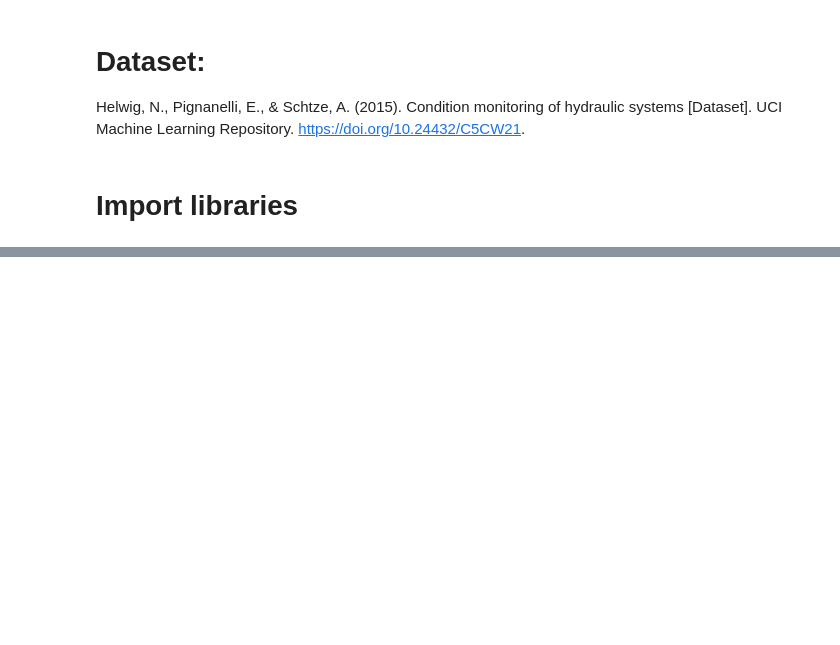
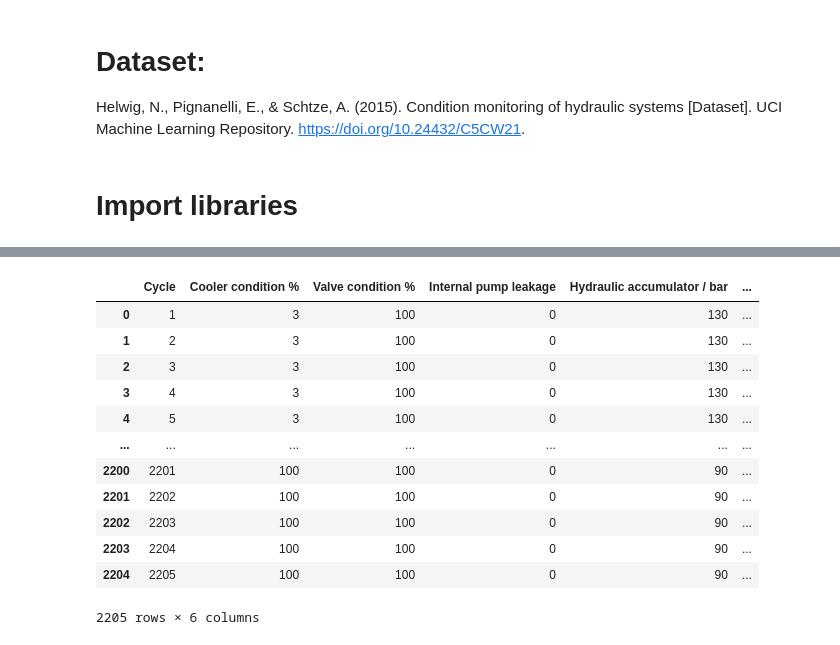
Before and after one commit to RealThanosP/pred-main-mod, a Jupyter notebook: Tutorial.ipynb, the cells around one changed output, grey strips where cells are left out. Cells and saved outputs as stored; diff of their text form; code cells hidden in the pictures; blank space fills up the shorter version.

```diff
--- a/Tutorial.ipynb
+++ b/Tutorial.ipynb
@@ -116,0 +112,19 @@ print(fft_df.head())
+# %%
+df = pd.read_csv("data/condition+monitoring+of+hydraulic+systems/profile.txt", sep="\t", header=None)
+df.columns = ["Cooler condition %", "Valve condition %", "Internal pump leakage", "Hydraulic accumulator / bar", "stable flag"]
+df.insert(0, "Cycle", [i + 1 for i in range(len(df))]) # Insert Cycle column for easier plotting
+df
+# %% [output]
+|  | Cycle | Cooler condition % | Valve condition % | Internal pump leakage | Hydraulic accumulator / bar | ... |
+| 0 | 1 | 3 | 100 | 0 | 130 | ... |
+| 1 | 2 | 3 | 100 | 0 | 130 | ... |
+| 2 | 3 | 3 | 100 | 0 | 130 | ... |
+| 3 | 4 | 3 | 100 | 0 | 130 | ... |
+| 4 | 5 | 3 | 100 | 0 | 130 | ... |
+| ... | ... | ... | ... | ... | ... | ... |
+| 2200 | 2201 | 100 | 100 | 0 | 90 | ... |
+| 2201 | 2202 | 100 | 100 | 0 | 90 | ... |
+| 2202 | 2203 | 100 | 100 | 0 | 90 | ... |
+| 2203 | 2204 | 100 | 100 | 0 | 90 | ... |
+| 2204 | 2205 | 100 | 100 | 0 | 90 | ... |
+2205 rows × 6 columns
```
Also changed, not shown: parts of 27 cells of this notebook.
